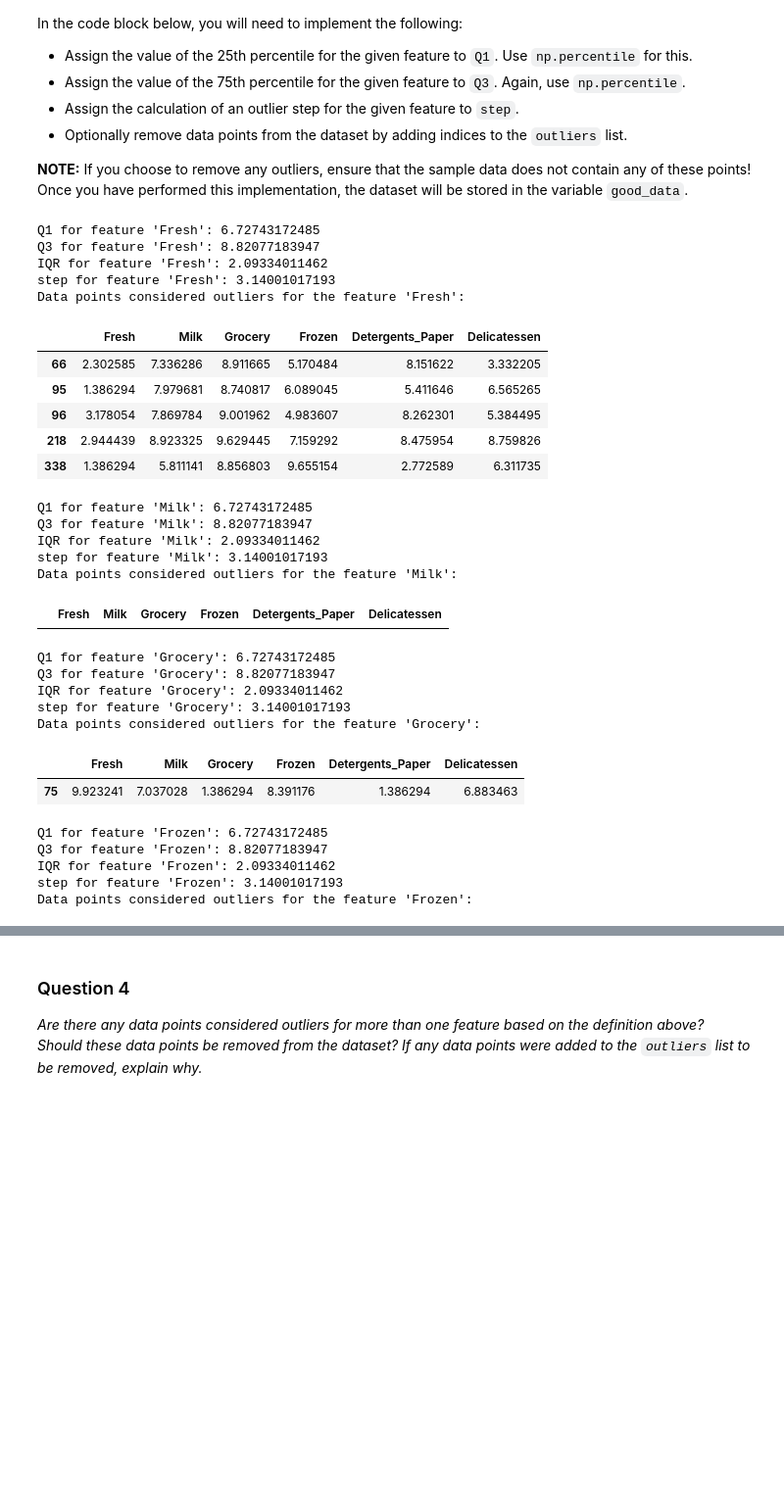
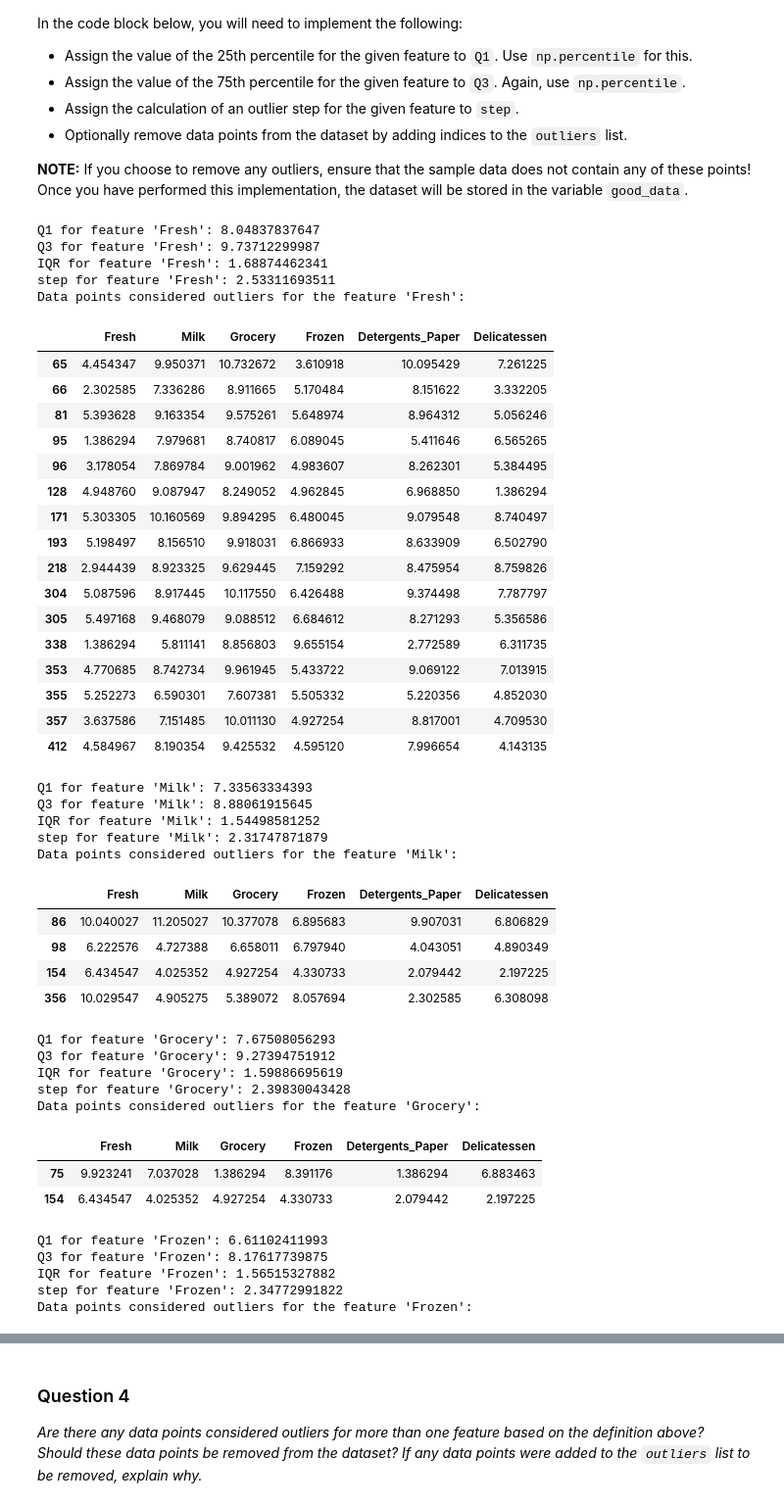
Before and after one commit to treybean/udacity-machine-learning-nanodegree, a Jupyter notebook: customer_segments/customer_segments.ipynb, the cells around one changed output, grey strips where cells are left out. Shown at 98% size. Saved outputs shown, nothing was run; the diff lists cells and outputs as text; code cells hidden in the pictures; blank space fills up the shorter version.

```diff
--- a/customer_segments/customer_segments.ipynb
+++ b/customer_segments/customer_segments.ipynb
@@ -182,65 +204,98 @@ In the code block below, you will need to implement the following:
 **NOTE:** If you choose to remove any outliers, ensure that the sample data does not contain any of these points!
 Once you have performed this implementation, the dataset will be stored in the variable `good_data`.
 # %%
+import itertools
+
+potential_outliers = []
+
 # For each feature find the data points with extreme high or low values
 for feature in log_data.keys():
 
     # TODO: Calculate Q1 (25th percentile of the data) for the given feature
-    Q1 = np.percentile(log_data, 25)
+    Q1 = np.percentile(log_data[feature], 25)
 
     # TODO: Calculate Q3 (75th percentile of the data) for the given feature
-    Q3 = np.percentile(log_data, 75)
+    Q3 = np.percentile(log_data[feature], 75)
 
     # TODO: Use the interquartile range to calculate an outlier step (1.5 times the interquartile range)
     iqr = Q3 - Q1
     step = 1.5 * iqr
 
     # Display the outliers
     print "Q1 for feature '{}': {}".format(feature, Q1)
     print "Q3 for feature '{}': {}".format(feature, Q3)
     print "IQR for feature '{}': {}".format(feature, iqr)
     print "step for feature '{}': {}".format(feature, step)
     print "Data points considered outliers for the feature '{}':".format(feature)
-    display(log_data[~((log_data[feature] >= Q1 - step) & (log_data[feature] <= Q3 + step))])
+
+    feature_outliers = log_data[~((log_data[feature] >= Q1 - step) & (log_data[feature] <= Q3 + step))]
+    potential_outliers.append(set(feature_outliers.index.tolist()))
+
+    display(feature_outliers)
 
 # OPTIONAL: Select the indices for data points you wish to remove
-multiple_feature_outliers = [66, 338, 75, 142, 154, 289]
-single_feature_outliers = [128, 161, 420, 38, 96, 203, 204, 109, 237, 177, 402, 122, 233, 184, 356, 218, 187, 285, 95]
-all_outliers  = multiple_feature_outliers + single_feature_outliers
+potential_outliers_combinations = itertools.combinations(potential_outliers, 2)
 
-outliers = all_outliers
+multiple_feature_outliers = set(itertools.chain.from_iterable([list(x.intersection(y)) for x, y in potential_outliers_combinations]))
+all_outliers = set(itertools.chain.from_iterable(potential_outliers))
+single_feature_outliers = all_outliers - multiple_feature_outliers
+
+print "Multiple-feature outliers: {}".format(sorted(multiple_feature_outliers))
+print "Single-feature outliers: {}".format(sorted(single_feature_outliers))
+print "All outliers: {}".format(sorted(all_outliers))
+
+outliers = list(all_outliers)
+
+print ""
+print "Setting outliers to all_outliers: {}".format(sorted(outliers))
 
 # Remove the outliers, if any were specified
 good_data = log_data.drop(log_data.index[outliers]).reset_index(drop = True)
 # %% [output]
-Q1 for feature 'Fresh': 6.72743172485
-Q3 for feature 'Fresh': 8.82077183947
-IQR for feature 'Fresh': 2.09334011462
-step for feature 'Fresh': 3.14001017193
+Q1 for feature 'Fresh': 8.04837837647
+Q3 for feature 'Fresh': 9.73712299987
+IQR for feature 'Fresh': 1.68874462341
+step for feature 'Fresh': 2.53311693511
 Data points considered outliers for the feature 'Fresh':
 |  | Fresh | Milk | Grocery | Frozen | Detergents_Paper | Delicatessen |
+| 65 | 4.454347 | 9.950371 | 10.732672 | 3.610918 | 10.095429 | 7.261225 |
 | 66 | 2.302585 | 7.336286 | 8.911665 | 5.170484 | 8.151622 | 3.332205 |
+| 81 | 5.393628 | 9.163354 | 9.575261 | 5.648974 | 8.964312 | 5.056246 |
 | 95 | 1.386294 | 7.979681 | 8.740817 | 6.089045 | 5.411646 | 6.565265 |
 | 96 | 3.178054 | 7.869784 | 9.001962 | 4.983607 | 8.262301 | 5.384495 |
+| 128 | 4.948760 | 9.087947 | 8.249052 | 4.962845 | 6.968850 | 1.386294 |
+| 171 | 5.303305 | 10.160569 | 9.894295 | 6.480045 | 9.079548 | 8.740497 |
+| 193 | 5.198497 | 8.156510 | 9.918031 | 6.866933 | 8.633909 | 6.502790 |
 | 218 | 2.944439 | 8.923325 | 9.629445 | 7.159292 | 8.475954 | 8.759826 |
+| 304 | 5.087596 | 8.917445 | 10.117550 | 6.426488 | 9.374498 | 7.787797 |
+| 305 | 5.497168 | 9.468079 | 9.088512 | 6.684612 | 8.271293 | 5.356586 |
 | 338 | 1.386294 | 5.811141 | 8.856803 | 9.655154 | 2.772589 | 6.311735 |
+| 353 | 4.770685 | 8.742734 | 9.961945 | 5.433722 | 9.069122 | 7.013915 |
+| 355 | 5.252273 | 6.590301 | 7.607381 | 5.505332 | 5.220356 | 4.852030 |
+| 357 | 3.637586 | 7.151485 | 10.011130 | 4.927254 | 8.817001 | 4.709530 |
+| 412 | 4.584967 | 8.190354 | 9.425532 | 4.595120 | 7.996654 | 4.143135 |
-Q1 for feature 'Milk': 6.72743172485
-Q3 for feature 'Milk': 8.82077183947
-IQR for feature 'Milk': 2.09334011462
-step for feature 'Milk': 3.14001017193
+Q1 for feature 'Milk': 7.33563334393
+Q3 for feature 'Milk': 8.88061915645
+IQR for feature 'Milk': 1.54498581252
+step for feature 'Milk': 2.31747871879
 Data points considered outliers for the feature 'Milk':
 |  | Fresh | Milk | Grocery | Frozen | Detergents_Paper | Delicatessen |
+| 86 | 10.040027 | 11.205027 | 10.377078 | 6.895683 | 9.907031 | 6.806829 |
+| 98 | 6.222576 | 4.727388 | 6.658011 | 6.797940 | 4.043051 | 4.890349 |
+| 154 | 6.434547 | 4.025352 | 4.927254 | 4.330733 | 2.079442 | 2.197225 |
+| 356 | 10.029547 | 4.905275 | 5.389072 | 8.057694 | 2.302585 | 6.308098 |
-Q1 for feature 'Grocery': 6.72743172485
-Q3 for feature 'Grocery': 8.82077183947
-IQR for feature 'Grocery': 2.09334011462
-step for feature 'Grocery': 3.14001017193
+Q1 for feature 'Grocery': 7.67508056293
+Q3 for feature 'Grocery': 9.27394751912
+IQR for feature 'Grocery': 1.59886695619
+step for feature 'Grocery': 2.39830043428
 Data points considered outliers for the feature 'Grocery':
 |  | Fresh | Milk | Grocery | Frozen | Detergents_Paper | Delicatessen |
 | 75 | 9.923241 | 7.037028 | 1.386294 | 8.391176 | 1.386294 | 6.883463 |
+| 154 | 6.434547 | 4.025352 | 4.927254 | 4.330733 | 2.079442 | 2.197225 |
-Q1 for feature 'Frozen': 6.72743172485
-Q3 for feature 'Frozen': 8.82077183947
-IQR for feature 'Frozen': 2.09334011462
-step for feature 'Frozen': 3.14001017193
+Q1 for feature 'Frozen': 6.61102411993
+Q3 for feature 'Frozen': 8.17617739875
+IQR for feature 'Frozen': 1.56515327882
+step for feature 'Frozen': 2.34772991822
 Data points considered outliers for the feature 'Frozen':
 |  | Fresh | Milk | Grocery | Frozen | Detergents_Paper | Delicatessen |
 | 38 | 8.432071 | 9.663325 | 9.723763 | 3.526361 | 8.847504 | 6.073045 |
```
Also changed, not shown: parts of 17 cells of this notebook, 1 other file.
